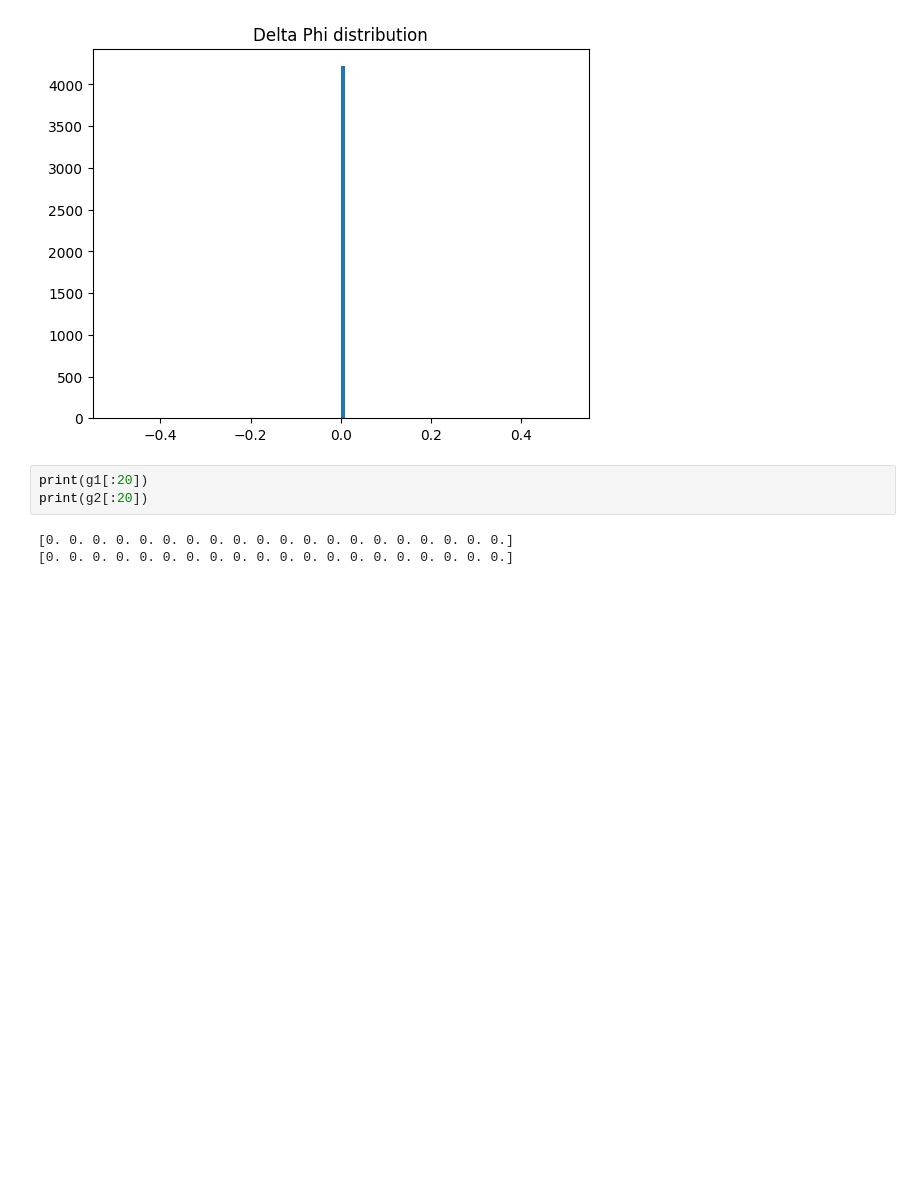
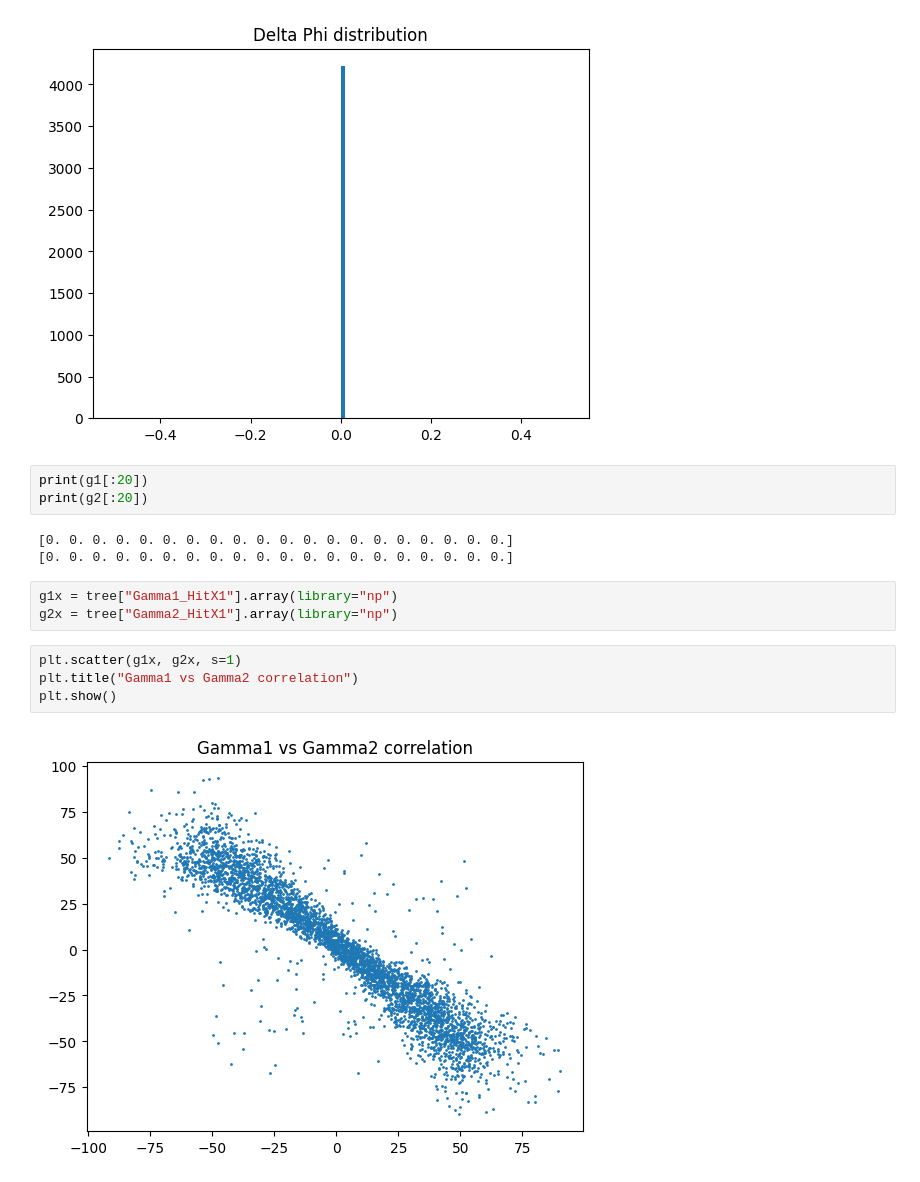
Before and after one commit to mw2304/SummerProject2026, a Jupyter notebook: test_root_visuals.ipynb, the cells around one changed output. Saved outputs shown, nothing was run; the diff lists cells and outputs as text; blank space fills up the shorter version.

Commit message:
investigating whybgamma1_theta and gamma_2 theta are 0

```diff
--- a/test_root_visuals.ipynb
+++ b/test_root_visuals.ipynb
@@ -209,3 +221,12 @@ print(g2[:20])
 # %% [output]
 [0. 0. 0. 0. 0. 0. 0. 0. 0. 0. 0. 0. 0. 0. 0. 0. 0. 0. 0. 0.]
 [0. 0. 0. 0. 0. 0. 0. 0. 0. 0. 0. 0. 0. 0. 0. 0. 0. 0. 0. 0.]
+# %%
+g1x = tree["Gamma1_HitX1"].array(library="np")
+g2x = tree["Gamma2_HitX1"].array(library="np")
+# %%
+plt.scatter(g1x, g2x, s=1)
+plt.title("Gamma1 vs Gamma2 correlation")
+plt.show()
+# %% [output]
+[figure, added]
```
Also changed, not shown: parts of 12 cells of this notebook.
